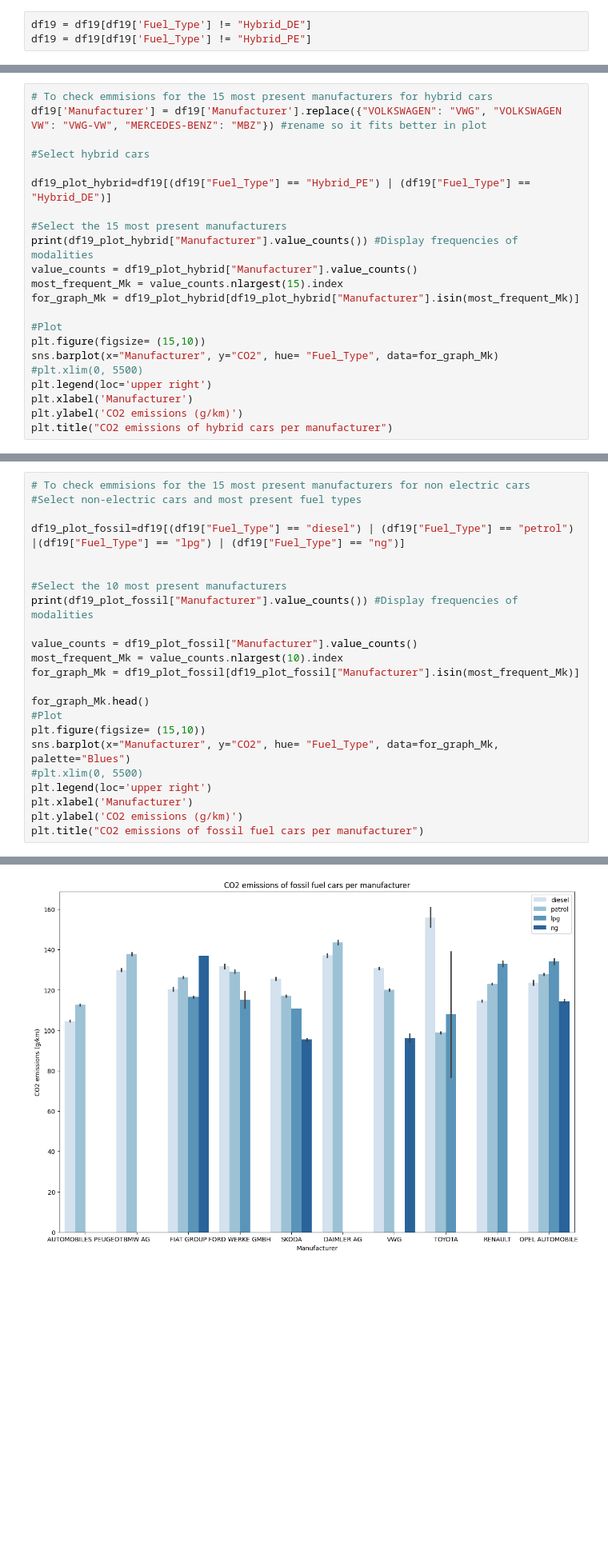
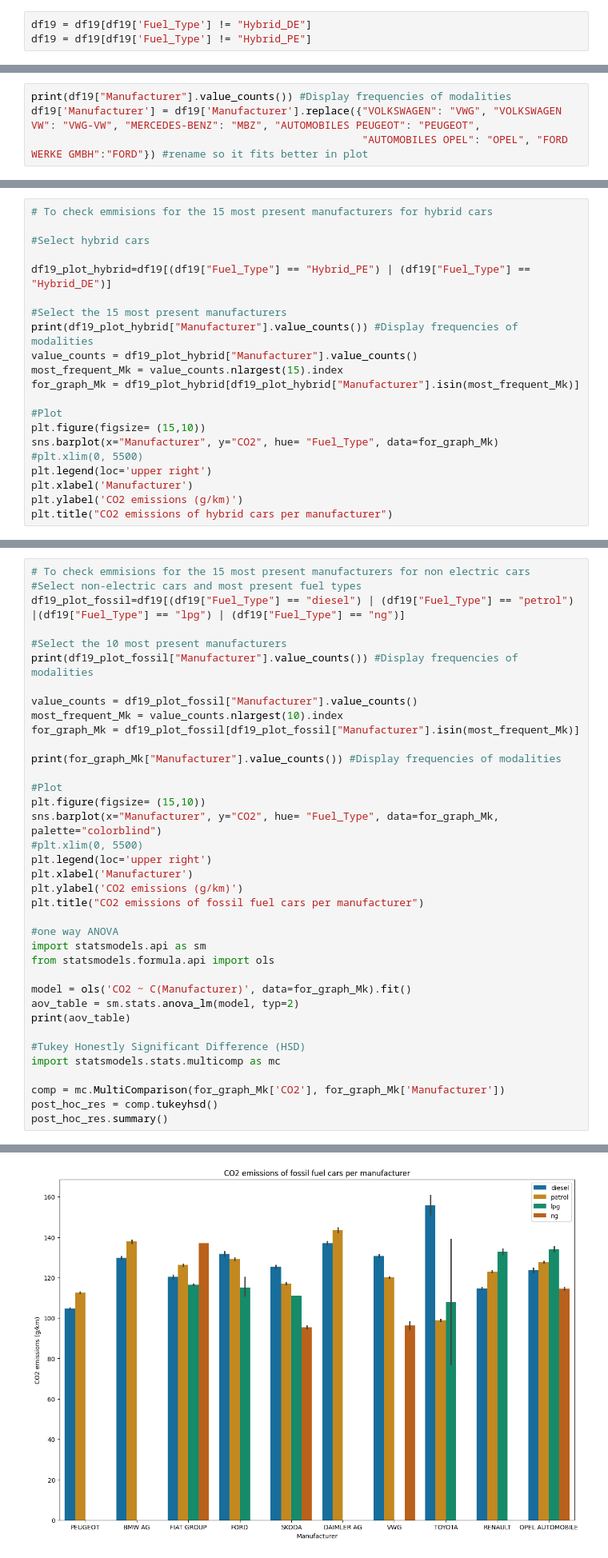
Before and after one commit to ChrisDataScientist/ChrisDataScientist, a Jupyter notebook: Pinelopi_CO2.ipynb, the cells around one changed output, grey strips where cells are left out. Shown: that part at 80% size. Drawn from its saved outputs; the diff is of its cells as text; blank space fills up the shorter version.

```diff
--- a/Pinelopi_CO2.ipynb
+++ b/Pinelopi_CO2.ipynb
@@ -234,3 +231,7 @@ sns.heatmap(var_num.corr(), annot=True, cmap="RdBu_r", center =0)
 # %% [output]
 <Axes: >
 [figure]
+# %%
+print(df19["Manufacturer"].value_counts()) #Display frequencies of modalities
+df19['Manufacturer'] = df19['Manufacturer'].replace({"VOLKSWAGEN": "VWG", "VOLKSWAGEN VW": "VWG-VW", "MERCEDES-BENZ": "MBZ", "AUTOMOBILES PEUGEOT": "PEUGEOT",
+                                                     "AUTOMOBILES OPEL": "OPEL", "FORD WERKE GMBH":"FORD"}) #rename so it fits better in plot
@@ -273,7 +288,6 @@ plt.xlabel('Number of registered cars per country for 2019')
 plt.ylabel('Fuel type')
 # %%
 # To check emmisions for the 15 most present manufacturers for hybrid cars
-df19['Manufacturer'] = df19['Manufacturer'].replace({"VOLKSWAGEN": "VWG", "VOLKSWAGEN VW": "VWG-VW", "MERCEDES-BENZ": "MBZ"}) #rename so it fits better in plot
 
 #Select hybrid cars
 
@@ -319,9 +333,7 @@ Text(0.5, 1.0, 'CO2 emissions of hybrid cars per manufacturer')
 # %%
 # To check emmisions for the 15 most present manufacturers for non electric cars
 #Select non-electric cars and most present fuel types
-
 df19_plot_fossil=df19[(df19["Fuel_Type"] == "diesel") | (df19["Fuel_Type"] == "petrol") |(df19["Fuel_Type"] == "lpg") | (df19["Fuel_Type"] == "ng")]
-
 
 #Select the 10 most present manufacturers
 print(df19_plot_fossil["Manufacturer"].value_counts()) #Display frequencies of modalities
@@ -330,14 +342,30 @@ value_counts = df19_plot_fossil["Manufacturer"].value_counts()
 most_frequent_Mk = value_counts.nlargest(10).index
 for_graph_Mk = df19_plot_fossil[df19_plot_fossil["Manufacturer"].isin(most_frequent_Mk)]
 
-for_graph_Mk.head()
+print(for_graph_Mk["Manufacturer"].value_counts()) #Display frequencies of modalities
+
 #Plot
 plt.figure(figsize= (15,10))
-sns.barplot(x="Manufacturer", y="CO2", hue= "Fuel_Type", data=for_graph_Mk, palette="Blues")
+sns.barplot(x="Manufacturer", y="CO2", hue= "Fuel_Type", data=for_graph_Mk, palette="colorblind")
 #plt.xlim(0, 5500)
 plt.legend(loc='upper right')
 plt.xlabel('Manufacturer')
 plt.ylabel('CO2 emissions (g/km)')
 plt.title("CO2 emissions of fossil fuel cars per manufacturer")
+
+#one way ANOVA
+import statsmodels.api as sm
+from statsmodels.formula.api import ols
+
+model = ols('CO2 ~ C(Manufacturer)', data=for_graph_Mk).fit()
+aov_table = sm.stats.anova_lm(model, typ=2)
+print(aov_table)
+
+#Tukey Honestly Significant Difference (HSD)
+import statsmodels.stats.multicomp as mc
+
+comp = mc.MultiComparison(for_graph_Mk['CO2'], for_graph_Mk['Manufacturer'])
+post_hoc_res = comp.tukeyhsd()
+post_hoc_res.summary()
 # %% [output]
 Manufacturer
@@ -357 +405 @@ Text(0.5, 1.0, 'CO2 emissions of fossil fuel cars per manufacturer')
-[figure, old version]
+[figure, new version]
```
Also changed, not shown: parts of 4 cells of this notebook.
